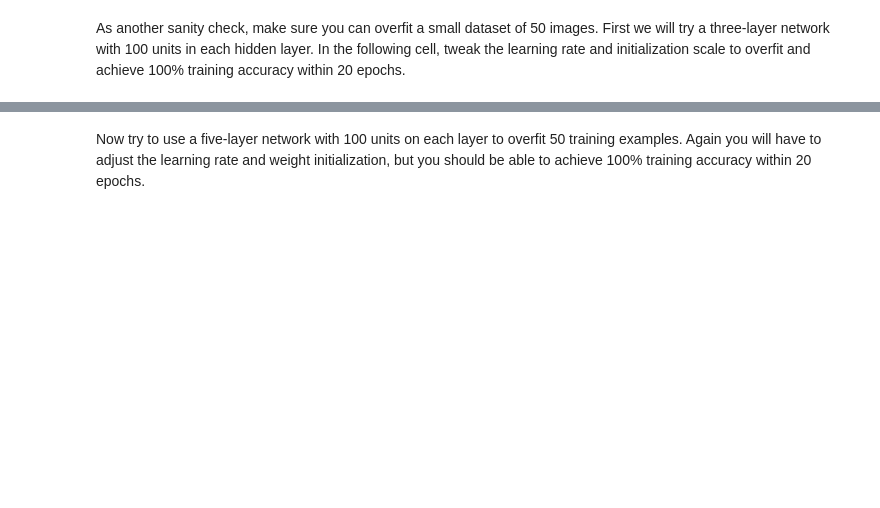
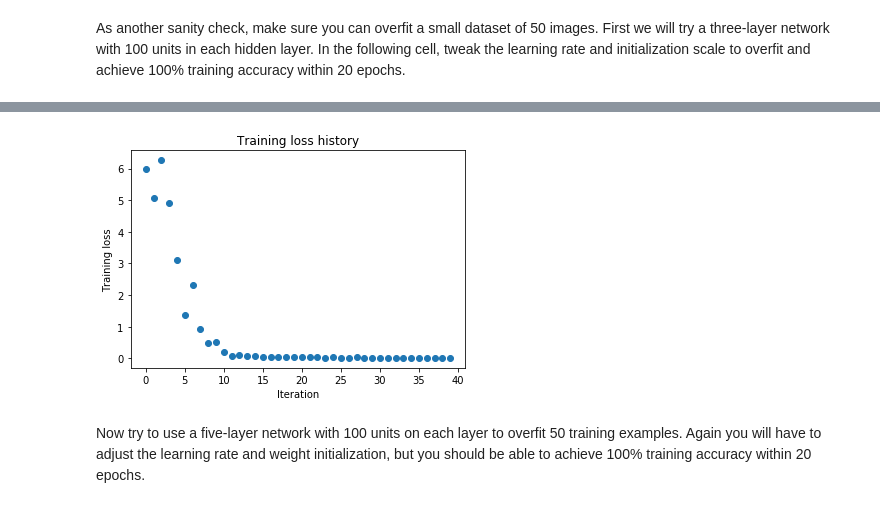
Before and after one commit to Achilles-10/cs231n, a Jupyter notebook: Assignment/assignment2/FullyConnectedNets.ipynb, the cells around one changed output, grey strips where cells are left out. Saved outputs shown, nothing was run; the diff lists cells and outputs as text; code cells hidden in the pictures; blank space fills up the shorter version.

```diff
--- a/Assignment/assignment2/FullyConnectedNets.ipynb
+++ b/Assignment/assignment2/FullyConnectedNets.ipynb
@@ -392,8 +453,8 @@ small_data = {
   'y_val': data['y_val'],
 }
 
-weight_scale = 1e-2
-learning_rate = 1e-4
+weight_scale = 3e-2
+learning_rate = 3e-3
 model = FullyConnectedNet([100, 100],
               weight_scale=weight_scale, dtype=np.float64)
 solver = Solver(model, small_data,
@@ -410,3 +471,4 @@ plt.title('Training loss history')
 plt.xlabel('Iteration')
 plt.ylabel('Training loss')
 plt.show()
+# %% [output]
@@ -413,3 +492,4 @@ plt.show()
+[figure, added]
 # %% [markdown]
 Now try to use a five-layer network with 100 units on each layer to overfit 50 training examples. Again you will have to adjust the learning rate and weight initialization, but you should be able to achieve 100% training accuracy within 20 epochs.
 # %%
```
Also changed, not shown: parts of 7 cells of this notebook, 2 other files.
